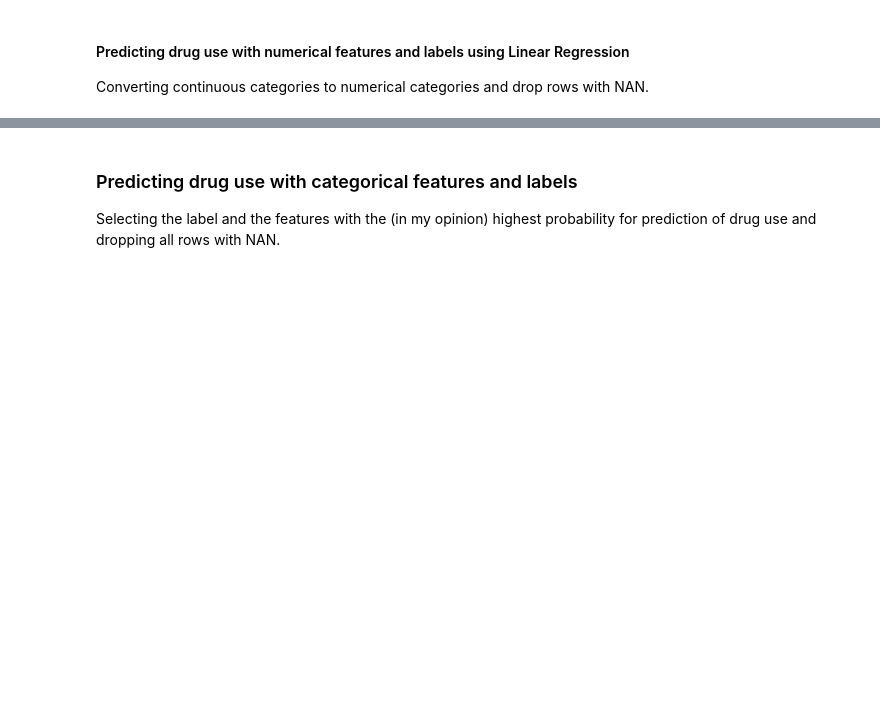
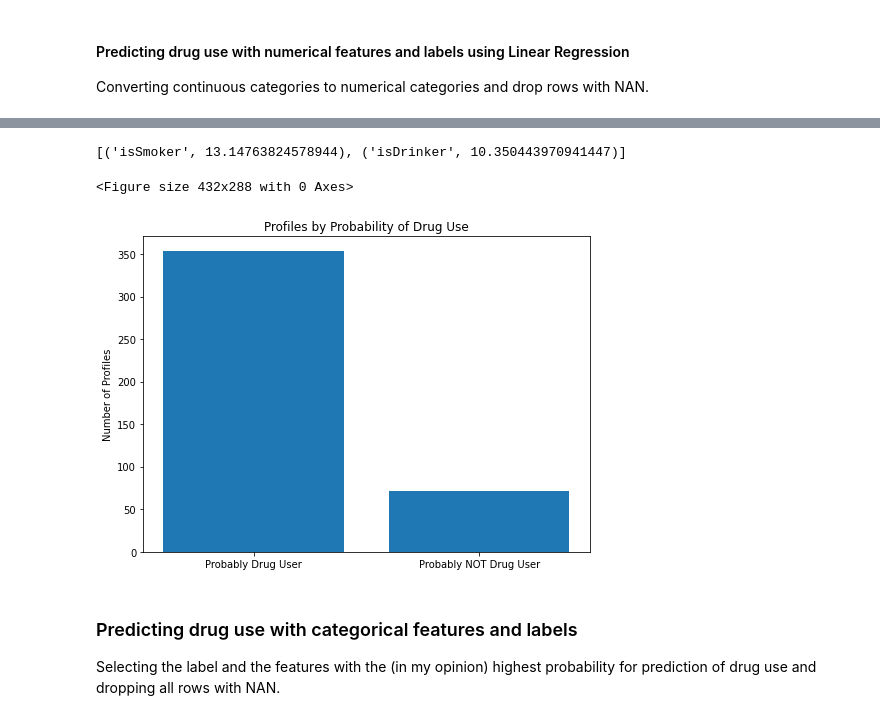
Before and after one commit to ClaudioLutz/okcupid-date-a-scientist-portfolio-project, a Jupyter notebook: date-a-scientist.ipynb, the cells around one changed output, grey strips where cells are left out. Drawn from its saved outputs; the diff is of its cells as text; code cells hidden in the pictures; blank space fills up the shorter version.

```diff
--- a/date-a-scientist.ipynb
+++ b/date-a-scientist.ipynb
@@ -210,3 +232,53 @@ Score is extremely low and linear regression cannot be applied to predict drug u
+# %%
+features = data[['isSmoker', 'isDrinker']]
+drugUser = data['isDrugUser']
+
+trainTest_data, predict_data, trainTest_labels, predict_labels = train_test_split(features, drugUser, train_size=0.99, test_size=0.01)
+
+training_data, test_data, training_labels, test_labels = train_test_split(trainTest_data, trainTest_labels, train_size=0.8, test_size=0.2)
+
+sso = StandardScaler()
+
+train_features = sso.fit_transform(training_data)
+test_features = sso.transform(test_data)
+
+model = LogisticRegression()
+model.fit(training_data, training_labels)
+
+trainScore = model.score(training_data, training_labels)
+
+testScore = model.score(test_data, test_labels)
+
+print(list(zip(['isSmoker','isDrinker'],model.coef_[0])))
+# %% [output]
+[('isSmoker', 13.14763824578944), ('isDrinker', 10.350443970941447)]
+# %%
+sample_profiles = sso.transform(predict_data)
+
+model.predict(sample_profiles)
+probabilities = model.predict_proba(sample_profiles)
+
+countHighProbLikleyUser = 0
+countHighProbLikleyNotUser = 0
+threshold = .8
+for prob in probabilities:
+  if prob[0] >= threshold: countHighProbLikleyUser += 1
+  if prob[1] >= threshold: countHighProbLikleyNotUser += 1
+
+plt.clf()
+fig, ax = plt.subplots(figsize=(8,6))
+ax = plt.bar(x=['Probably Drug User', 'Probably NOT Drug User'], height=[countHighProbLikleyUser, countHighProbLikleyNotUser])
+plt.ylabel("Number of Profiles")
+plt.gcf().subplots_adjust(bottom=0.15)
+plt.title("Profiles by Probability of Drug Use")
+
+fig = plt.gcf()
+plt.draw()
+fig.savefig('users_vs_not_users.png', dpi=100, format='png')
+plt.show()
+# %% [output]
+<Figure size 432x288 with 0 Axes>
+[figure, added]
 # %% [markdown]
 ### Predicting drug use with categorical features and labels
 
```
Also changed, not shown: parts of 22 cells of this notebook.
